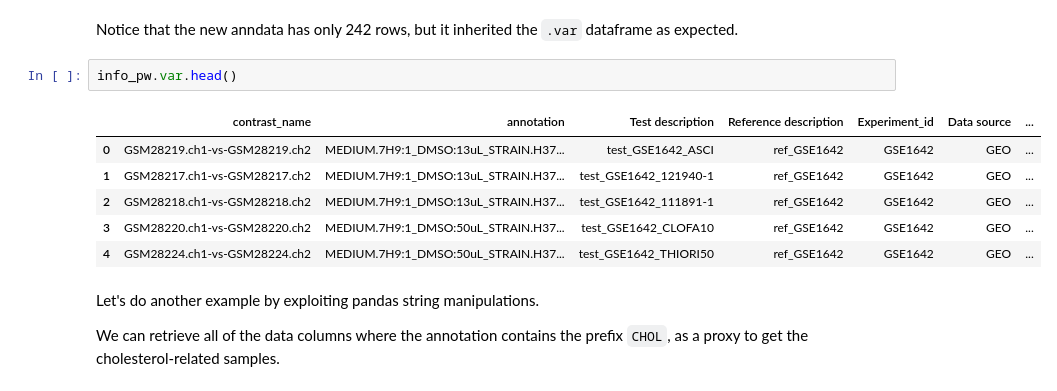
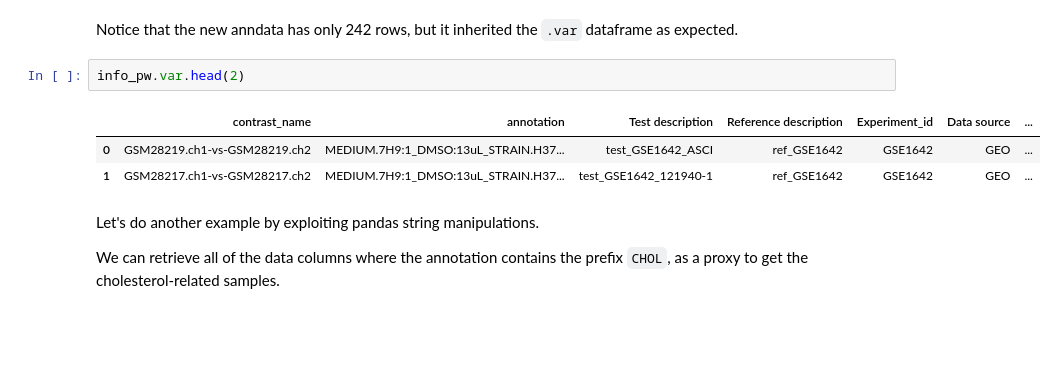
Before and after one commit to manuflores/tbredox, a Jupyter notebook: notebooks/make_anndata_v1.ipynb, the cells around one changed output. Drawn from its saved outputs; the diff is of its cells as text; blank space fills up the shorter version.

```diff
--- a/notebooks/make_anndata_v1.ipynb
+++ b/notebooks/make_anndata_v1.ipynb
@@ -88,14 +78,11 @@ View of AnnData object with n_obs × n_vars = 242 × 1098
 # %% [markdown]
 Notice that the new anndata has only 242 rows, but it inherited the `.var` dataframe as expected.
 # %%
-info_pw.var.head()
+info_pw.var.head(2)
 # %% [output]
 |  | contrast_name | annotation | Test description | Reference description | Experiment_id | Data source | ... |
 | 0 | GSM28219.ch1-vs-GSM28219.ch2 | MEDIUM.7H9:1_DMSO:13uL_STRAIN.H37... | test_GSE1642_ASCI | ref_GSE1642 | GSE1642 | GEO | ... |
 | 1 | GSM28217.ch1-vs-GSM28217.ch2 | MEDIUM.7H9:1_DMSO:13uL_STRAIN.H37... | test_GSE1642_121940-1 | ref_GSE1642 | GSE1642 | GEO | ... |
-| 2 | GSM28218.ch1-vs-GSM28218.ch2 | MEDIUM.7H9:1_DMSO:13uL_STRAIN.H37... | test_GSE1642_111891-1 | ref_GSE1642 | GSE1642 | GEO | ... |
-| 3 | GSM28220.ch1-vs-GSM28220.ch2 | MEDIUM.7H9:1_DMSO:50uL_STRAIN.H37... | test_GSE1642_CLOFA10 | ref_GSE1642 | GSE1642 | GEO | ... |
-| 4 | GSM28224.ch1-vs-GSM28224.ch2 | MEDIUM.7H9:1_DMSO:50uL_STRAIN.H37... | test_GSE1642_THIORI50 | ref_GSE1642 | GSE1642 | GEO | ... |
 # %% [markdown]
 Let's do another example by exploiting pandas string manipulations.
 
```
Also changed, not shown: parts of 10 cells of this notebook, 1 other file.
